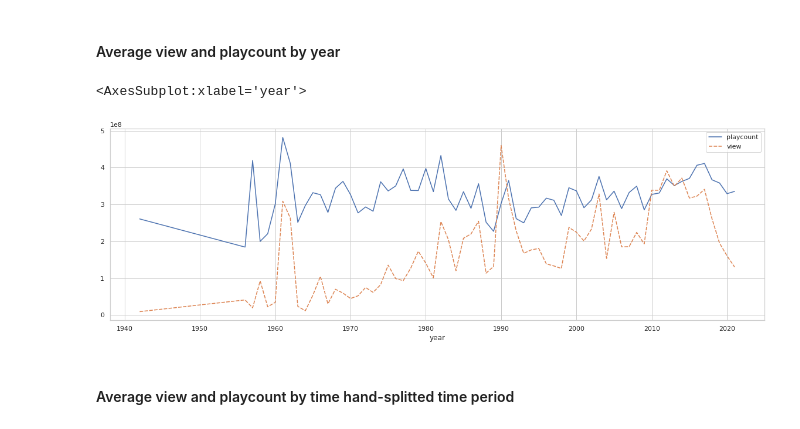
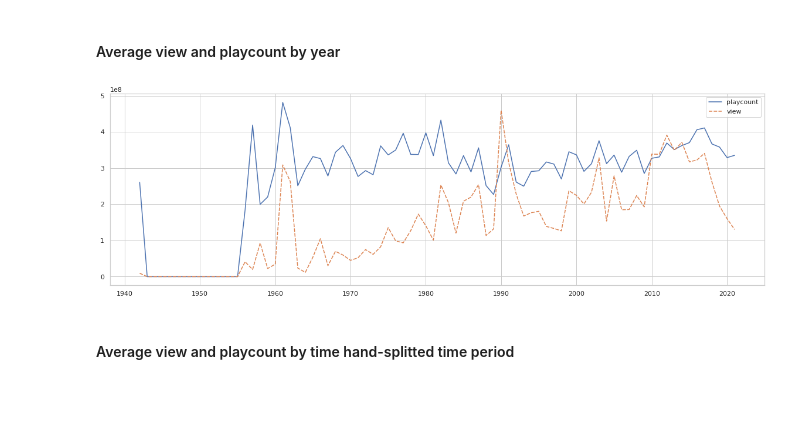
Before and after one commit to vietcheems/Music-Popularity-Analysis, a Jupyter notebook: Analysis/analysis.ipynb, the cells around one changed output. Cells and saved outputs as stored; diff of their text form; code cells hidden in the pictures; blank space fills up the shorter version.

Commit message:
plot view and playcount with repect to each year

```diff
--- a/Analysis/analysis.ipynb
+++ b/Analysis/analysis.ipynb
@@ -102,6 +102,23 @@ def entropy(df, col):
     counts = df[col].value_counts()
     prob = counts / counts.sum()
     return 0 - (prob * prob.apply(log)).sum()
+
+
+def plot_popularity(data, **kwargs):
+    # ax = plt.gca()
+    df_year = data.copy()
+    df_year['year'] = df['sp_release_date'].dt.year
+    popularity_by_year = df_year.groupby("year")[["playcount", "view"]].mean()
+    # convert everything to float because map_dataframe does that for some reason
+    popularity_by_year.index = popularity_by_year.index.astype('float64')
+    all_year = set(popularity_by_year.index)
+    earliest = min(all_year)
+    latest = max(all_year)
+    for year in range(int(earliest)+1, int(latest)):
+        year = float(year)
+        if year not in all_year:
+            popularity_by_year = popularity_by_year.append(pd.DataFrame([[0, 0]], columns=popularity_by_year.columns, index=[year]))
+    sns.lineplot(data=popularity_by_year)
 # %% [markdown]
 ### Import data
 # %%
@@ -648,10 +665,9 @@ popularity_by_year.head()
 #### Average view and playcount by year
 # %%
 plt.figure(figsize=(20, 6))
-sns.lineplot(data=popularity_by_year)
+plot_popularity(df)
 # %% [output]
-<AxesSubplot:xlabel='year'>
-[figure, old version]
+[figure, new version]
 # %% [markdown]
 #### Average view and playcount by time hand-splitted time period
 # %%
```
Also changed, not shown: parts of 2 cells of this notebook.
